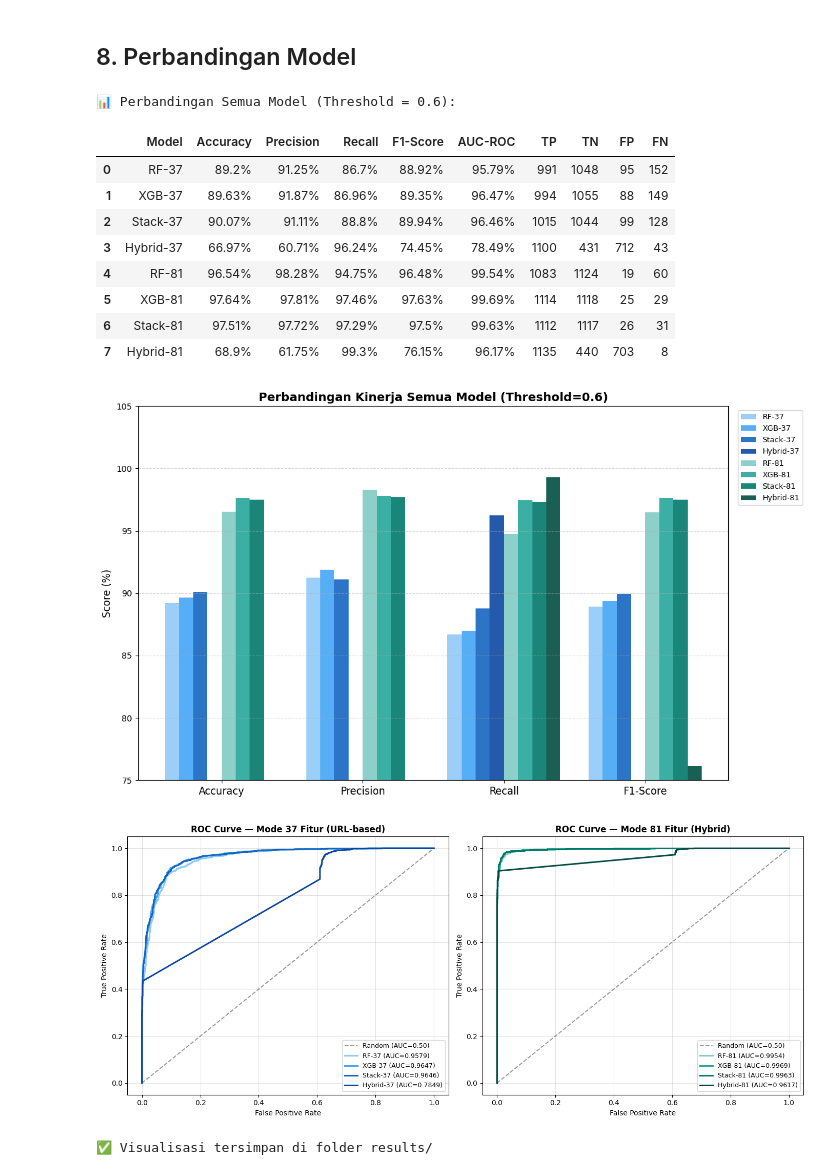
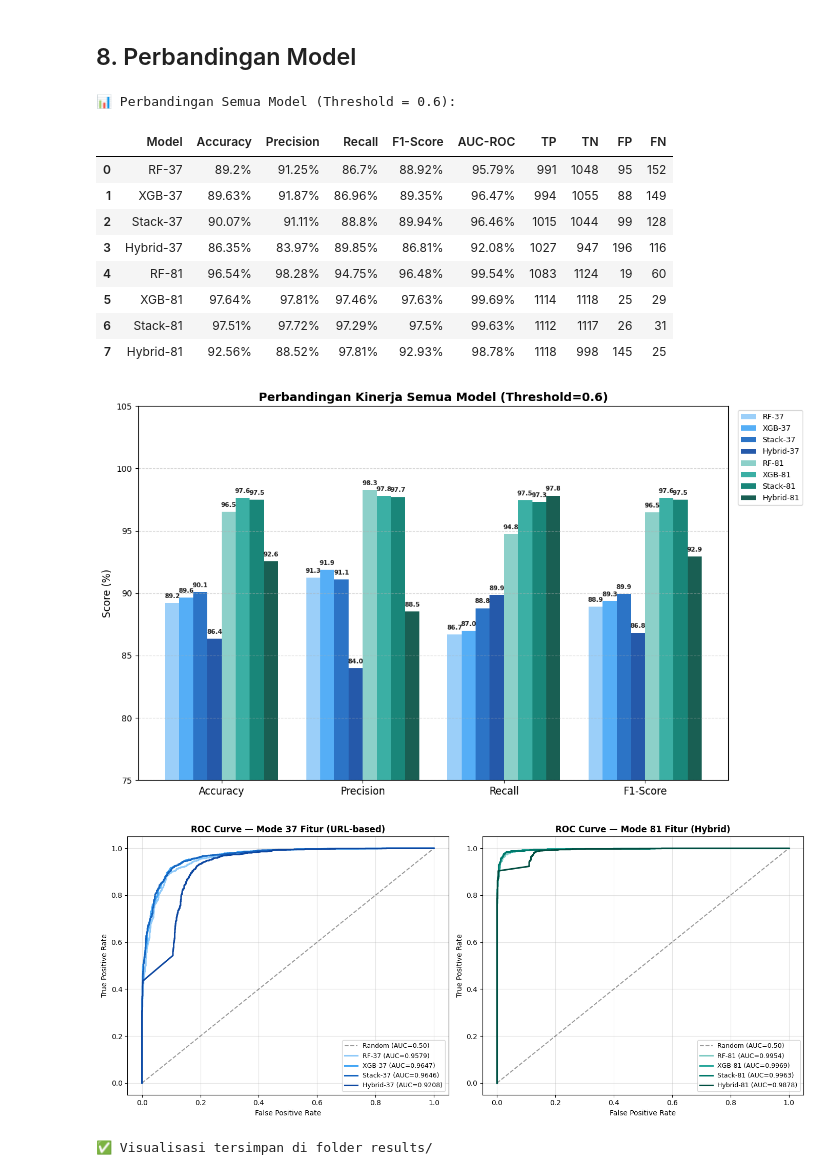
Before and after one commit to rubenmartogi/Phishing-Website-Detection-using-XGBoost-and-RFM, a Jupyter notebook: Phishing Website Detection_Models & Training.ipynb, the cells around one changed output. Cells and saved outputs as stored; diff of their text form; code cells hidden in the pictures.

```diff
--- a/Phishing Website Detection_Models & Training.ipynb
+++ b/Phishing Website Detection_Models & Training.ipynb
@@ -395,22 +395,20 @@ Jika rule menangkap → probabiiltas dinaikkan ke ≥ 0.95, lalu threshold 0.6 d
 # %%
 # ═══════════════════════════════════════════════════════════════
 # CELL 9 — Fungsi Rule-Based Vectorized (identik app.py)
-# Sesuai dokumen TASI Bab 3.4 dan rule_based_eval() di app.py
+# 24 rule rule-based prefilter, sesuai rule_based_eval() di app.py
 # ═══════════════════════════════════════════════════════════════
 def rule_flag(X_df):
     def col(name, default=0):
         return X_df[name].fillna(default).values if name in X_df.columns else np.full(len(X_df), default)
 
-    # Sangat Penting: satu fitur saja → langsung Phishing (sesuai dokumen TASI Bab 3.4)
+    # Sangat Penting: satu fitur saja → langsung Phishing (4 rule, kategori "Sangat Penting")
     vi = (
         (col('suspicious_tld')     == 1) |
+        (col('random_domain')      == 1) |
         (col('ip')                 == 1) |
-        (col('random_domain')      == 1) |
-        (col('shortening_service') == 1) |
-        (col('http_in_path')       == 1) |
-        (col('https_token')        == 1)
+        (col('http_in_path')       == 1)
     )
-    # Penting: bobot ×2 (sesuai dokumen TASI Bab 3.4)
+    # Penting: bobot ×2 (17 rule, kategori "Penting")
     imp = (
         (col('nb_at')           >= 1  ).astype(int) +
         (col('nb_subdomains')   >  3  ).astype(int) +
@@ -430,12 +428,13 @@ def rule_flag(X_df):
         (col('nb_hyphens')      >  3  ).astype(int) +
         (col('nb_underscore')   >  3  ).astype(int)
     )
-    # Cukup Penting: bobot ×1 (sesuai dokumen TASI Bab 3.4)
+    # Cukup Penting: bobot ×1 (3 rule, kategori "Cukup Penting")
     less = (
-        (col('ratio_digits_url') > 0.3).astype(int) +
-        (col('port')             == 1 ).astype(int)
+        (col('ratio_digits_url')   > 0.3).astype(int) +
+        (col('port')               == 1 ).astype(int) +
+        (col('shortening_service') == 1 ).astype(int)
     )
     return (vi | (2 * imp + less >= 5)).astype(int)
 
-print('✅ Fungsi rule-based siap')
+print('✅ Fungsi rule-based siap (24 rule)')
 # %% [output]
@@ -1124,11 +1123,11 @@ display(df_all_pct[cols_show])
 | 0 | RF-37 | 89.2% | 91.25% | 86.7% | 88.92% | 95.79% | 991 | 1048 | 95 | 152 |
 | 1 | XGB-37 | 89.63% | 91.87% | 86.96% | 89.35% | 96.47% | 994 | 1055 | 88 | 149 |
 | 2 | Stack-37 | 90.07% | 91.11% | 88.8% | 89.94% | 96.46% | 1015 | 1044 | 99 | 128 |
-| 3 | Hybrid-37 | 66.97% | 60.71% | 96.24% | 74.45% | 78.49% | 1100 | 431 | 712 | 43 |
+| 3 | Hybrid-37 | 86.35% | 83.97% | 89.85% | 86.81% | 92.08% | 1027 | 947 | 196 | 116 |
 | 4 | RF-81 | 96.54% | 98.28% | 94.75% | 96.48% | 99.54% | 1083 | 1124 | 19 | 60 |
 | 5 | XGB-81 | 97.64% | 97.81% | 97.46% | 97.63% | 99.69% | 1114 | 1118 | 25 | 29 |
 | 6 | Stack-81 | 97.51% | 97.72% | 97.29% | 97.5% | 99.63% | 1112 | 1117 | 26 | 31 |
-| 7 | Hybrid-81 | 68.9% | 61.75% | 99.3% | 76.15% | 96.17% | 1135 | 440 | 703 | 8 |
+| 7 | Hybrid-81 | 92.56% | 88.52% | 97.81% | 92.93% | 98.78% | 1118 | 998 | 145 | 25 |
 # %%
 # ═══════════════════════════════════════════════════════════════
 # CELL 17 — Visualisasi Perbandingan (Bar + ROC)
@@ -1143,40 +1142,56 @@ fig, ax = plt.subplots(figsize=(14, 7))
 for i, r in enumerate(all_results):
     offset = (i - n/2 + 0.5) * width
     vals   = [r[m] * 100 for m in metrics_plot]
-    ax.bar(x + offset, vals, width, label=r['Model'],
-           color=COLORS_MAP[r['Model']], alpha=0.9)
+
+    bars = ax.bar(x + offset, vals, width, label=r['Model'],
+                  color=COLORS_MAP[r['Model']], alpha=0.9)
+
+    # Tambahkan angka secara horizontal di atas setiap bar
+    for bar in bars:
+        height = bar.get_height()
+        ax.text(
+            bar.get_x() + bar.get_width()/2.,          # Pas di tengah lebar bar
+            height + 0.3,                               # Sedikit di atas ujung bar
+            f'{height:.1f}',                            # Format angka (contoh: 89.2), tanpa "%" biar ga kepanjangan
+            ha='center',                                # Center alignment horizontal
+            va='bottom',                                # Botton alignment vertikal
+            fontsize=7.5,                               # Ukuran font kecil supaya muat horizontal
+            fontweight='bold',                          # Ditebalkan seperti contoh gambar kamu
+            color='#222222'                             # Warna teks abu-abu gelap/hitam
+        )
+
 ax.set_xticks(x)
 ax.set_xticklabels(['Accuracy','Precision','Recall','F1-Score'], fontsize=12)
 ax.set_ylabel('Score (%)', fontsize=12)
 ax.set_title('Perbandingan Kinerja Semua Model (Threshold=0.6)', fontsize=14, fontweight='bold')
-ax.set_ylim(75, 105)
+ax.set_ylim(75, 105) # Dikembalikan ke 105 atau sesuaikan jika teks paling atas mentok
 ax.yaxis.grid(True, linestyle='--', alpha=0.5)
 ax.legend(loc='upper left', bbox_to_anchor=(1.01,1), fontsize=9)
 plt.tight_layout(rect=[0,0,0.85,1])
 plt.savefig('results/01_metric_comparison.png', dpi=150, bbox_inches='tight')
 plt.show()
 
 # ── ROC Curve ──
 fig, axes = plt.subplots(1, 2, figsize=(14, 6))
 groups = [
     ('Mode 37 Fitur (URL-based)', results_37, y37),
     ('Mode 81 Fitur (Hybrid)',    results_81, y81),
 ]
 for ax, (title, rlist, y_true) in zip(axes, groups):
     ax.plot([0,1],[0,1],'k--',alpha=0.4, label='Random (AUC=0.50)')
     for r in rlist:
         fpr, tpr, _ = roc_curve(y_true, r['_prob'])
         ax.plot(fpr, tpr, color=COLORS_MAP[r['Model']], lw=2.2,
                 label=f"{r['Model']} (AUC={r['AUC-ROC']:.4f})")
     ax.set_xlabel('False Positive Rate'); ax.set_ylabel('True Positive Rate')
     ax.set_title(f'ROC Curve — {title}', fontweight='bold')
     ax.legend(fontsize=9); ax.grid(alpha=0.35)
 plt.tight_layout()
 plt.savefig('results/02_roc_curves.png', dpi=150, bbox_inches='tight')
 plt.show()
 
 print('✅ Visualisasi tersimpan di folder results/')
 # %% [output]
-[figure, old version]
+[figure, new version]
-[figure, old version]
+[figure, new version]
 ✅ Visualisasi tersimpan di folder results/
```
Also changed, not shown: parts of 5 cells of this notebook, 23 other files.
